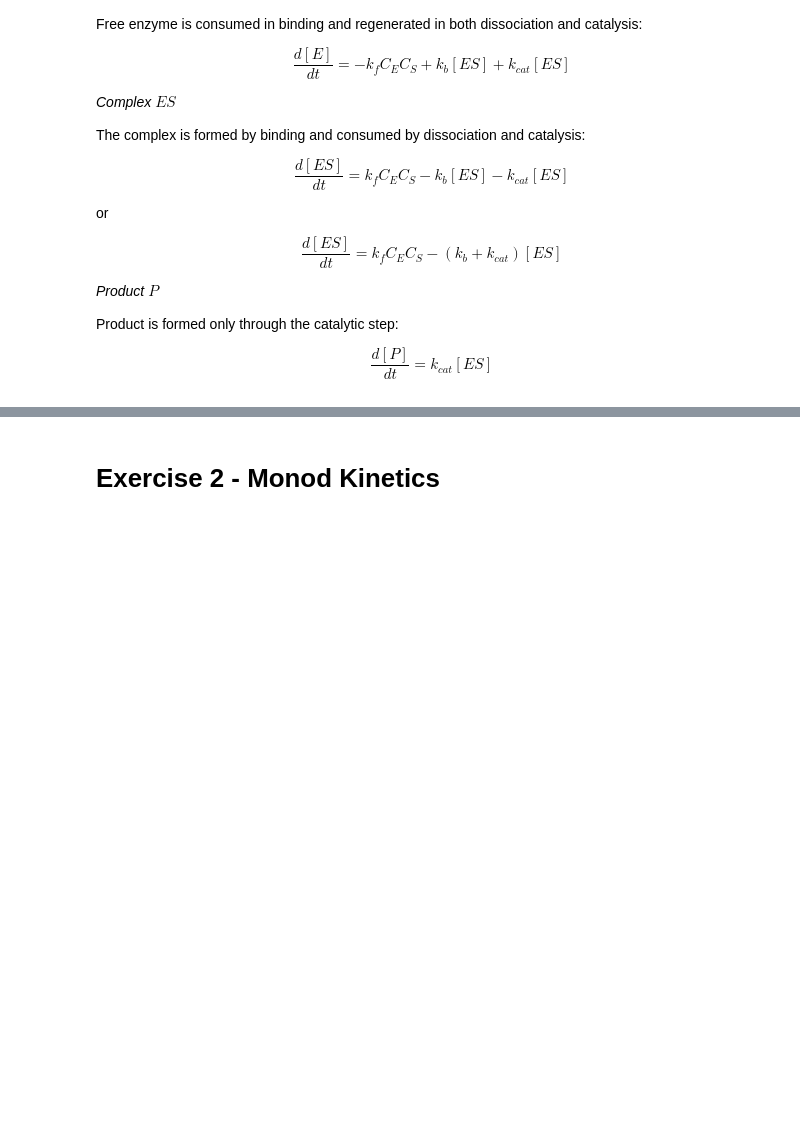
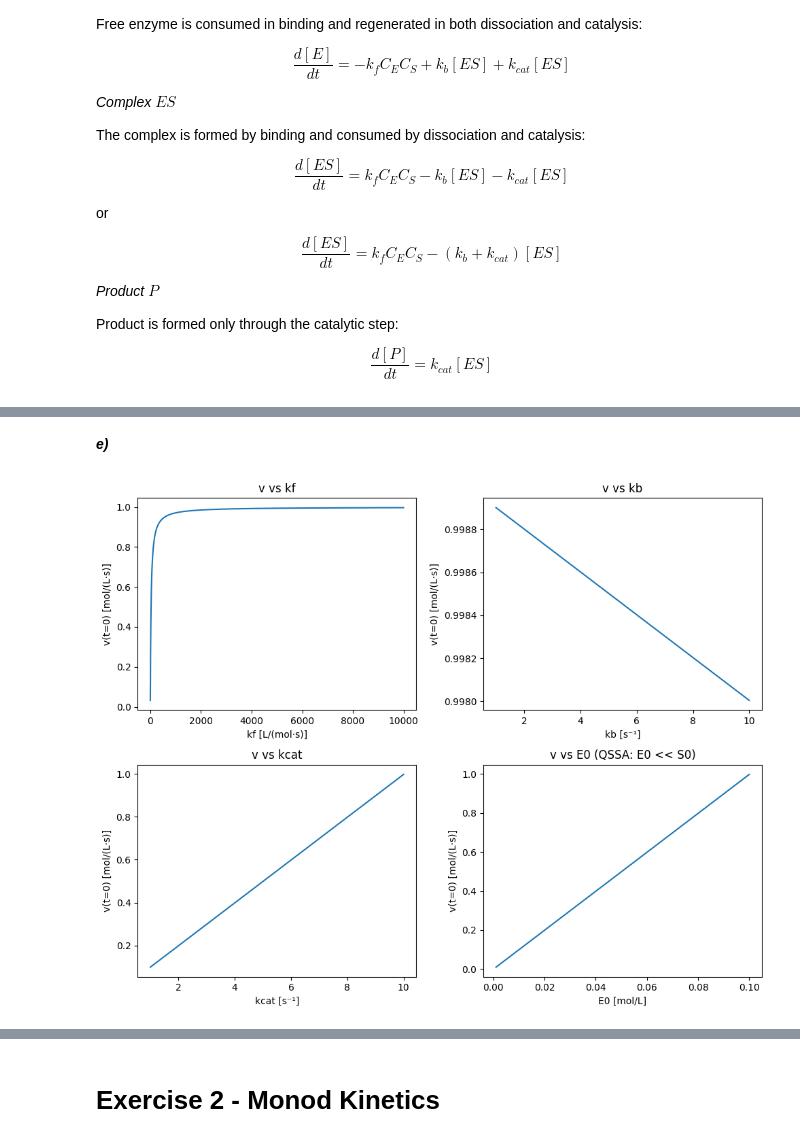
Before and after one commit to vicollari/bioreactor_simulation, a Jupyter notebook: bioreactor_simulation/exercise2.ipynb, the cells around one changed output, grey strips where cells are left out. Saved outputs shown, nothing was run; the diff lists cells and outputs as text; code cells hidden in the pictures; blank space fills up the shorter version.

```diff
--- a/bioreactor_simulation/exercise2.ipynb
+++ b/bioreactor_simulation/exercise2.ipynb
@@ -109,0 +387,59 @@ $$
+# %% [markdown]
+***e)***
+# %%
+import numpy as np
+import matplotlib.pyplot as plt
+
+S0 = 1.0  # mol/L
+E0 = 0.1  # mol/L
+
+kf_ref   = 10000
+kb_ref   = 20
+kcat_ref = 10
+
+
+kf_range = np.linspace(1, 1e4, 1000)  # L/(mol·s)
+Km  = (kb_ref + kcat_ref) / kf_range
+v_kf = kcat_ref * E0 * S0 / (Km + S0)
+
+
+kb_range = np.linspace(1, 10, 1000)  # s⁻¹
+Km  = (kb_range + kcat_ref) / kf_ref
+v_kb = kcat_ref * E0 * S0 / (Km + S0)
+
+kcat_range = np.linspace(1, 10, 1000)  # s⁻¹
+Km  = (kb_ref + kcat_range) / kf_ref
+v_kcat = kcat_range * E0 * S0 / (Km + S0)
+
+
+E0_range = np.linspace(0.001, 0.1, 1000)  # E0 << S0 = 1
+Km  = (kb_ref + kcat_ref) / kf_ref
+v_E0 = kcat_ref * E0_range * S0 / (Km + S0)
+
+
+fig, axes = plt.subplots(2, 2, figsize=(10, 8))
+
+axes[0,0].plot(kf_range, v_kf)
+axes[0,0].set_xlabel("kf [L/(mol·s)]")
+axes[0,0].set_ylabel("v(t=0) [mol/(L·s)]")
+axes[0,0].set_title("v vs kf")
+
+axes[0,1].plot(kb_range, v_kb)
+axes[0,1].set_xlabel("kb [s⁻¹]")
+axes[0,1].set_ylabel("v(t=0) [mol/(L·s)]")
+axes[0,1].set_title("v vs kb")
+
+axes[1,0].plot(kcat_range, v_kcat)
+axes[1,0].set_xlabel("kcat [s⁻¹]")
+axes[1,0].set_ylabel("v(t=0) [mol/(L·s)]")
+axes[1,0].set_title("v vs kcat")
+
+axes[1,1].plot(E0_range, v_E0)
+axes[1,1].set_xlabel("E0 [mol/L]")
+axes[1,1].set_ylabel("v(t=0) [mol/(L·s)]")
+axes[1,1].set_title("v vs E0 (QSSA: E0 << S0)")
+
+plt.tight_layout()
+plt.show()
+# %% [output]
+[figure, added]
```
Also changed, not shown: parts of 12 cells of this notebook.
